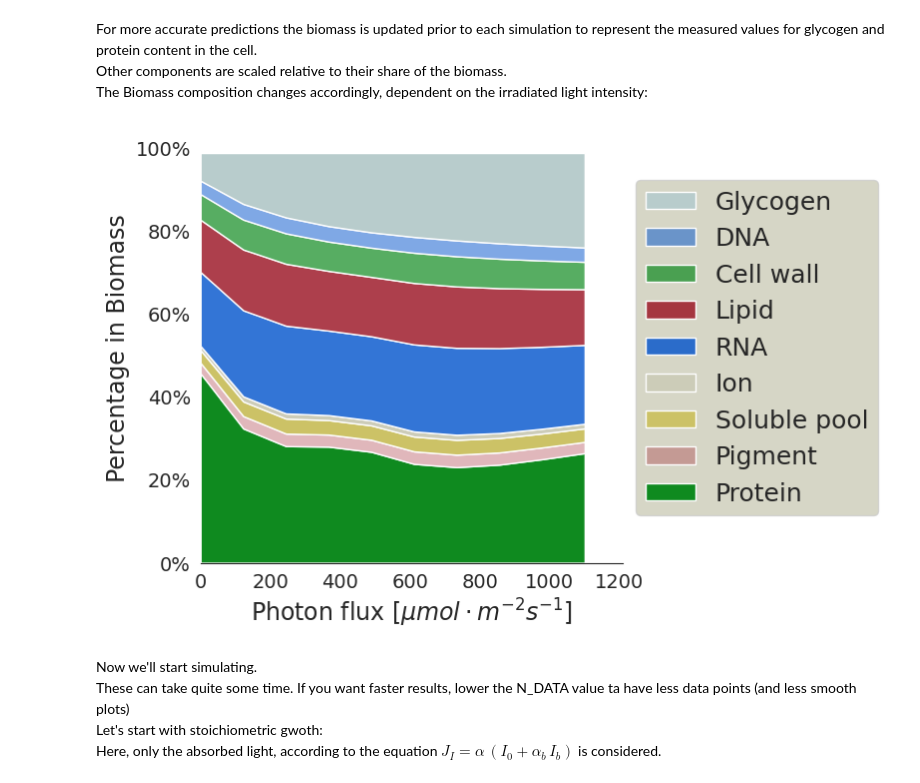
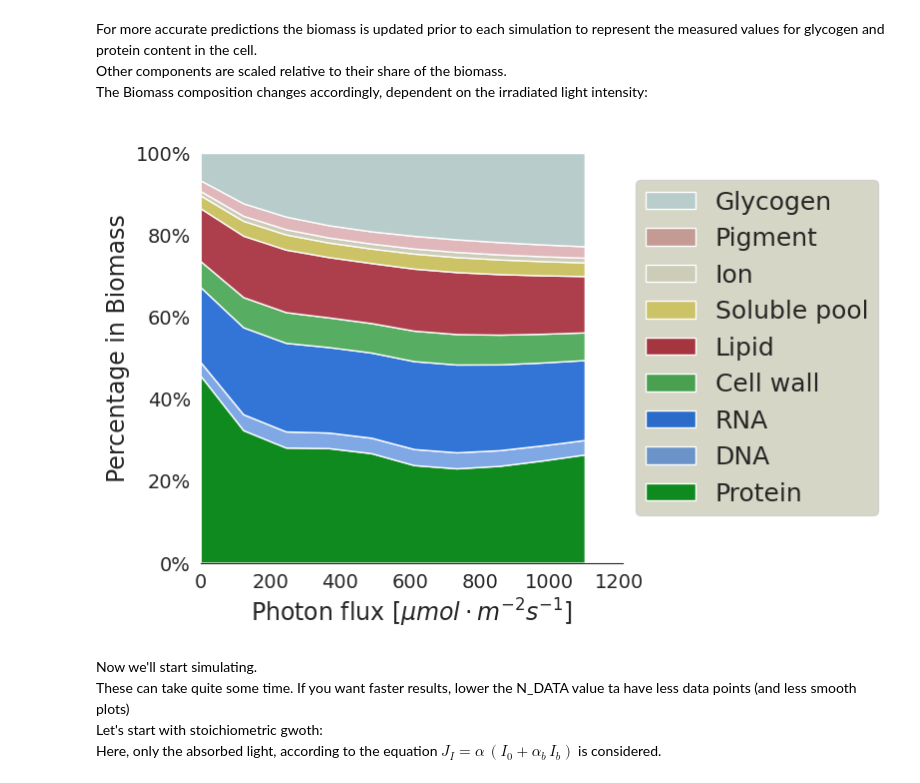
Before and after one commit to krotlkpt/syn-growth-fit, a Jupyter notebook: fit_n_plot.ipynb, the cells around one changed output. Cells and saved outputs as stored; diff of their text form; code cells hidden in the pictures.

```diff
--- a/fit_n_plot.ipynb
+++ b/fit_n_plot.ipynb
@@ -4,4 +4,8 @@ To achieve this, the experimental Data from Zavrel 2019 is importat and used to
 This fit is then used to predict and compare certain fluxes to experimentally optained values.
 # %% [markdown]
 Get the data from e-life and save it to disk.
+# %%
+download = False
+if download:
+    import requests
 # %%
@@ -63,7 +68,7 @@ else:
 Import the Data from the excel file.
 # %%
 
-zavrel = DataImporter()
+zavrel = DataImporter(download=download)
 BLUE_LIGHT = 27.5
 # %% [markdown]
 Set up the plots:
@@ -98,7 +103,7 @@ Now we set up variables we'll need for our simulation and import the model.
 Reaction IDs are saved into variables and data series are retrieved from the data class.
 n_Data defines the granularity in terms of simulated data points
 # %%
-PHOTON_ID = "EX_E1_ext_b"
+PHOTON_ID = "EX_photon_e1_e"
 NITRATE_ID = "EX_no3_e"
 O2_ID = "EX_o2_e"
 CO2_ID = "EX_co2_e"
@@ -359,7 +373,7 @@ with new_syn:
         bof = new_syn.reactions.BM0009
         stackes[ind] = {
             "BM_comp": [
-                met.name.replace(" component of biomass_cyt", "")
+                met.name.replace(" component of biomass", "")
                 for met in bof.reactants
                 if met.id not in [
                     "atp_c", "h2o_c"
@@ -374,13 +388,13 @@ with new_syn:
             ],
             "colors": [
                 HU.oldgreen,
-                HU.oldred + [.3],
+                HU.oldblue + [.5],
+                HU.oldblue + [.8],
+                HU.oldgreen + [.7],
+                HU.oldred + [.8],
                 HU.oldsand,
                 HU.oldgreygreen,
-                HU.oldblue + [.8],
-                HU.oldred + [.8],
-                HU.oldgreen + [.7],
-                HU.oldblue + [.5],
+                HU.oldred + [.3],
                 HU.oldgreyblue
             ]
         }
@@ -397,34 +411,34 @@ with new_syn:
             photons[::10]-BLUE_LIGHT,
             [stackes[i]["percent"][0] for i in photons[::10]],
             [stackes[i]["percent"][1] for i in photons[::10]],
             [stackes[i]["percent"][2] for i in photons[::10]],
             [stackes[i]["percent"][3] for i in photons[::10]],
             [stackes[i]["percent"][4] for i in photons[::10]],
             [stackes[i]["percent"][5] for i in photons[::10]],
             [stackes[i]["percent"][6] for i in photons[::10]],
             [stackes[i]["percent"][7] for i in photons[::10]],
             [stackes[i]["percent"][8] for i in photons[::10]],
             labels=stackes[LIGHTIN[0]]["BM_comp"],
             colors=stackes[LIGHTIN[0]]["colors"]
         )
         make_Axes(ax)
         ax.set_yticks([0, 20, 40, 60, 80, 100])
         ax.set_yticklabels(["0%", "20%", "40%", "60%", "80%", "100%"])
         ax.set_ylabel("Percentage in Biomass")
         handles, labels = ax.get_legend_handles_labels()
         ax.legend(
             handles[::-1], labels[::-1],
             loc="center left", bbox_to_anchor=(1, .5),
             fontsize=18
         )
 
         sns.despine(left=True)
         plt.tight_layout(pad=0.3)
 fig.show()
 if savefigs:
     fig.savefig(savepath+"BM_stacked"+img_type)
 # %% [output]
-[figure, old version]
+[figure, new version]
 # %% [markdown]
 Now we'll start simulating.\
 These can take quite some time. If you want faster results, lower the N_DATA value ta have less data points (and less smooth plots)\
```
Also changed, not shown: parts of 11 cells of this notebook, 4 other files.
